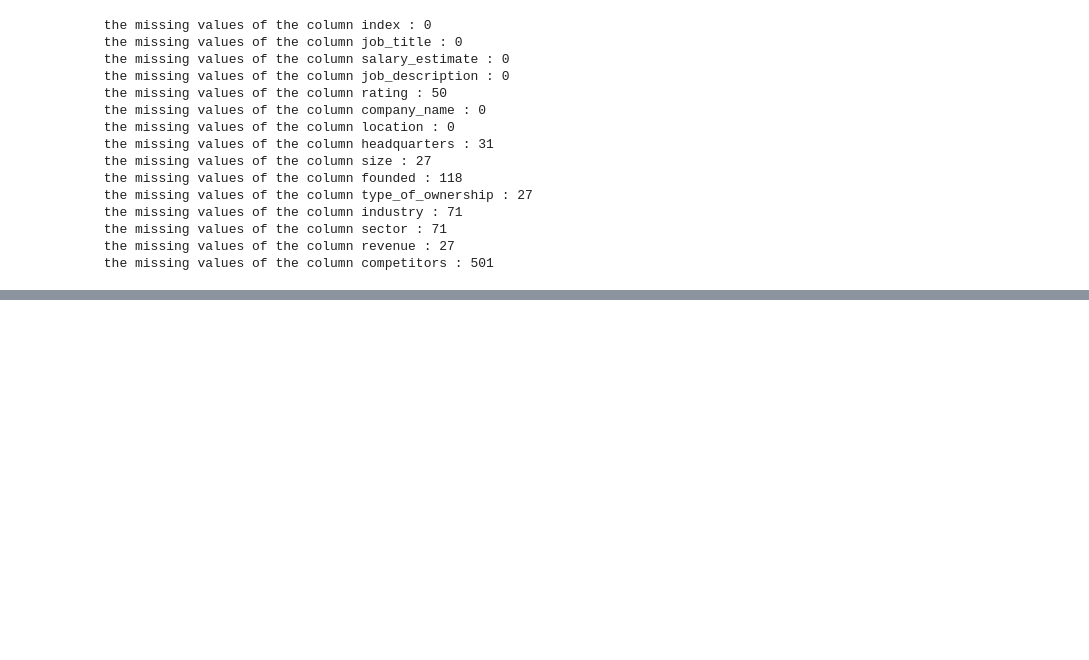
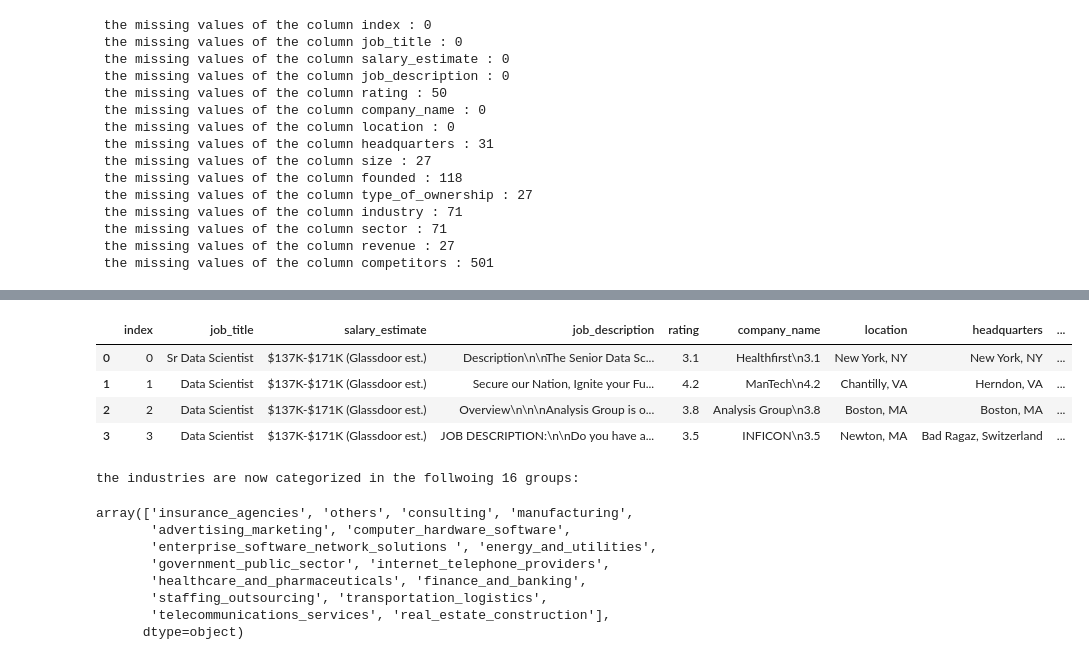
Before and after one commit to LeilaJavanmardi/project1, a Jupyter notebook: notebooks/Jobanalysis_main.ipynb, the cells around one changed output, grey strips where cells are left out. Drawn from its saved outputs; the diff is of its cells as text; code cells hidden in the pictures; blank space fills up the shorter version.

```diff
--- a/notebooks/Jobanalysis_main.ipynb
+++ b/notebooks/Jobanalysis_main.ipynb
@@ -191,0 +261,59 @@ for col in columns:
+# %%
+def cleaning_industry(industry):
+
+    '''
+    cleaning the industry colmun. column name as paramter , uses regex
+    1- casting all the value to a string, cleaning the names
+    2-finding the repeated pattern and replacing the values with the dic_values
+    '''
+
+    #1
+    industry = str(industry)
+    industry = industry.strip().lower().replace(' ','_')
+
+    patterns = {
+    r'.*IT.*':'IT_services',
+    r'.*computer_hardware.*|.*game.*':'computer_hardware_software',
+    r'.*Aeros.*':'aerospace_defense',
+    r'.*enterprise_soft.*':'enterprise_software_network_solutions ',
+    r'.*consul.*':'consulting',
+    r'.* pharmace.*|.*health.*': 'healthcare_and_pharmaceuticals',
+    r'.*invest.*|.*bank.*|.*capital.*|.*Financ.*':'finance_and_banking',
+    r'.*manufac.*':'manufacturing',
+    r'.*energy.*|.*utilit.*|.*oil.*':'energy_and_utilities',
+    r'.*federal.*|.*regional.*|social_ass.*':'government_public_sector',
+    r'.*ship.*|.*transpor.*|rail.*':'transportation_logistics',
+    r'.*real_es.*|.*constrcu.*':'real_estate_construction',
+    r'.*telecommun.*':'telecommunications_services',
+    r'.*internet.*':'internet_telephone_providers',
+    r'.*insuranc.*':'insurance_agencies',
+    r'.*adverti.*':'advertising_marketing',
+    r'.*staffin.*':'staffing_outsourcing'
+    }
+
+    others='others'
+    for pattern, replacement in patterns.items():
+        if re.match(pattern,industry):
+            return replacement
+
+    return  others
+# %%
+df_clean['industry_cleaned']=df_clean.industry.apply(cleaning_industry)
+display(df_clean.head(4))
+print(f'the industries are now categorized in the follwoing {df_clean.industry_cleaned.nunique()} groups:')
+df_clean.industry_cleaned.unique()
+# %% [output]
+|  | index | job_title | salary_estimate | job_description | rating | company_name | location | headquarters | ... |
+| 0 | 0 | Sr Data Scientist | $137K-$171K (Glassdoor est.) | Description\n\nThe Senior Data Sc... | 3.1 | Healthfirst\n3.1 | New York, NY | New York, NY | ... |
+| 1 | 1 | Data Scientist | $137K-$171K (Glassdoor est.) | Secure our Nation, Ignite your Fu... | 4.2 | ManTech\n4.2 | Chantilly, VA | Herndon, VA | ... |
+| 2 | 2 | Data Scientist | $137K-$171K (Glassdoor est.) | Overview\n\n\nAnalysis Group is o... | 3.8 | Analysis Group\n3.8 | Boston, MA | Boston, MA | ... |
+| 3 | 3 | Data Scientist | $137K-$171K (Glassdoor est.) | JOB DESCRIPTION:\n\nDo you have a... | 3.5 | INFICON\n3.5 | Newton, MA | Bad Ragaz, Switzerland | ... |
+the industries are now categorized in the follwoing 16 groups:
+array(['insurance_agencies', 'others', 'consulting', 'manufacturing',
+       'advertising_marketing', 'computer_hardware_software',
+       'enterprise_software_network_solutions ', 'energy_and_utilities',
+       'government_public_sector', 'internet_telephone_providers',
+       'healthcare_and_pharmaceuticals', 'finance_and_banking',
+       'staffing_outsourcing', 'transportation_logistics',
+       'telecommunications_services', 'real_estate_construction'],
+      dtype=object)
```
Also changed, not shown: parts of 3 cells of this notebook.
